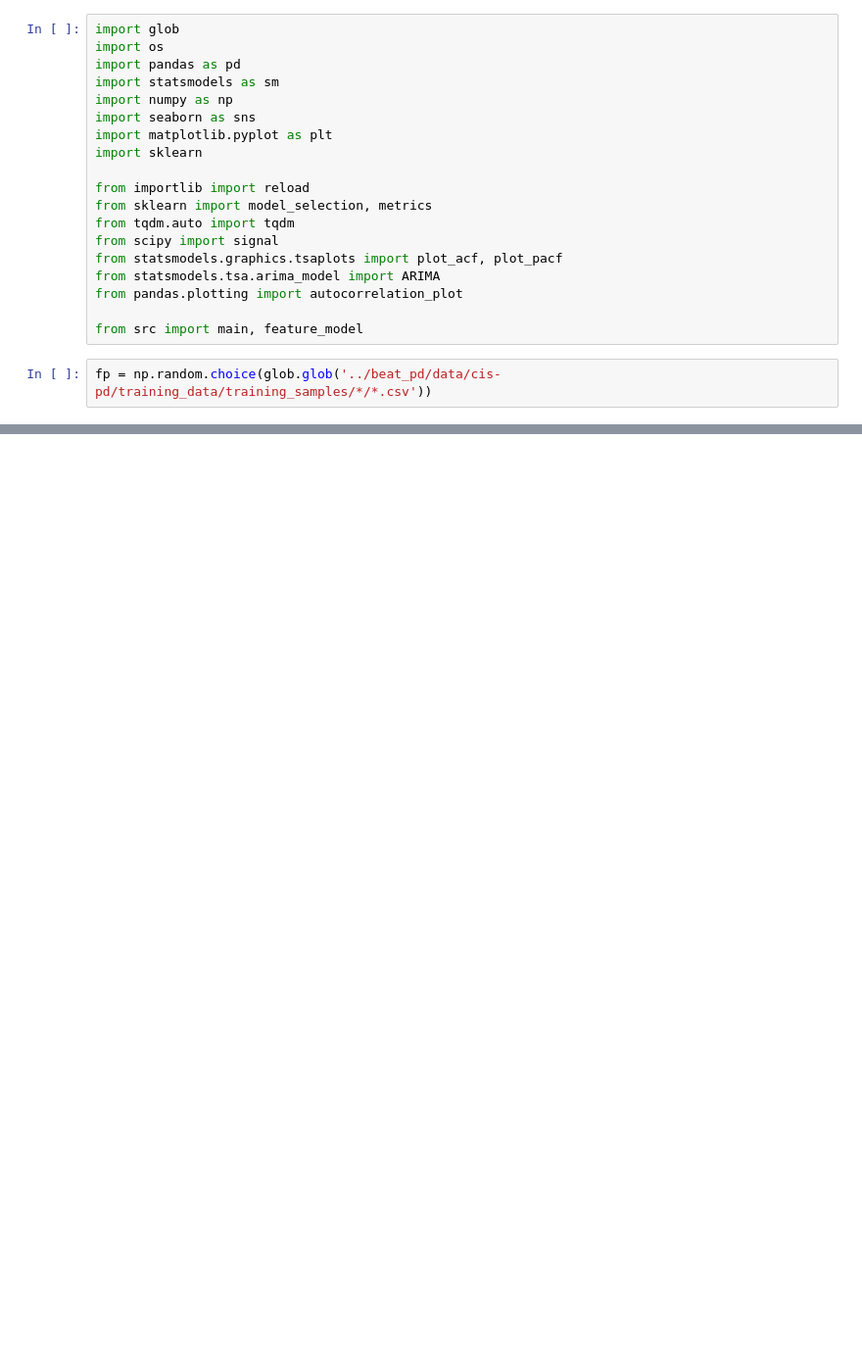
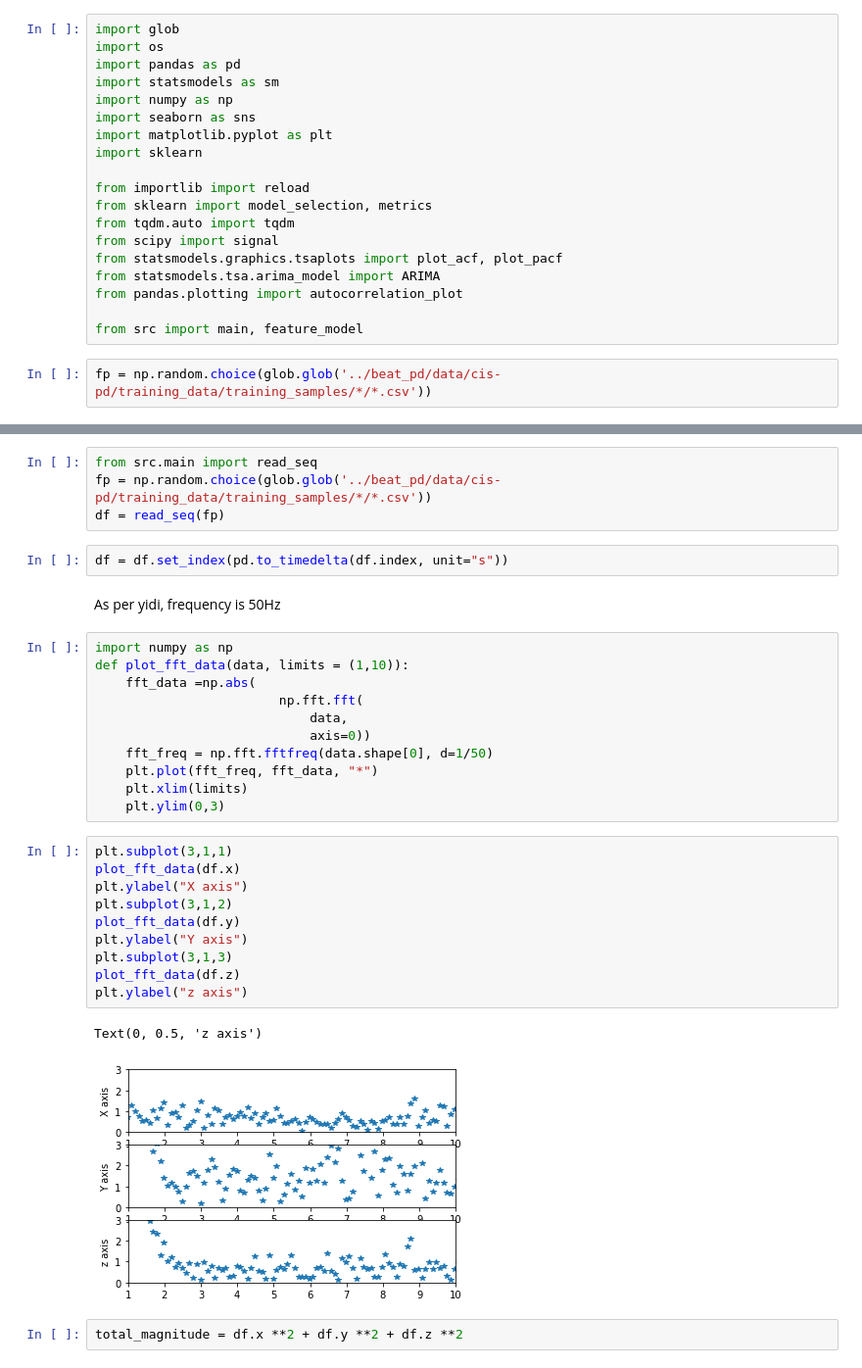
Before and after one commit to huangy6/beat_pd, a Jupyter notebook: EDA.ipynb, the cells around one changed output, grey strips where cells are left out. Shown at 98% size. Saved outputs shown, nothing was run; the diff lists cells and outputs as text; blank space fills up the shorter version.

Commit message:
rando things

```diff
--- a/EDA.ipynb
+++ b/EDA.ipynb
@@ -42,0 +71,34 @@ drwxrwxr-x 1860 hy180 hy180  100332 Mar 20 00:04 training_samples
+# %%
+from src.main import read_seq
+fp = np.random.choice(glob.glob('../beat_pd/data/cis-pd/training_data/training_samples/*/*.csv'))
+df = read_seq(fp)
+# %%
+df = df.set_index(pd.to_timedelta(df.index, unit="s"))
+# %% [markdown]
+As per yidi, frequency is 50Hz
+# %%
+import numpy as np
+def plot_fft_data(data, limits = (1,10)):
+    fft_data =np.abs(
+                        np.fft.fft(
+                            data,
+                            axis=0))
+    fft_freq = np.fft.fftfreq(data.shape[0], d=1/50)
+    plt.plot(fft_freq, fft_data, "*")
+    plt.xlim(limits)
+    plt.ylim(0,3)
+# %%
+plt.subplot(3,1,1)
+plot_fft_data(df.x)
+plt.ylabel("X axis")
+plt.subplot(3,1,2)
+plot_fft_data(df.y)
+plt.ylabel("Y axis")
+plt.subplot(3,1,3)
+plot_fft_data(df.z)
+plt.ylabel("z axis")
+# %% [output]
+Text(0, 0.5, 'z axis')
+[figure, added]
+# %%
+total_magnitude = df.x **2 + df.y **2 + df.z **2
```
Also changed, not shown: parts of 129 cells of this notebook, 1 other file.
